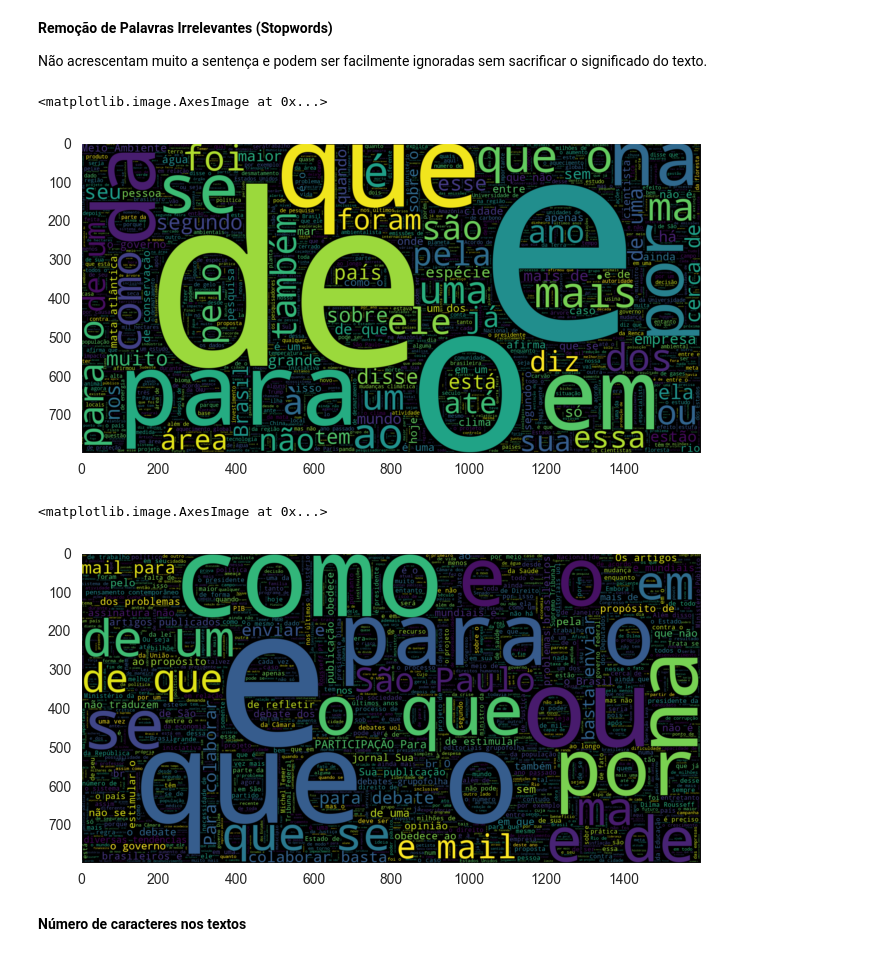
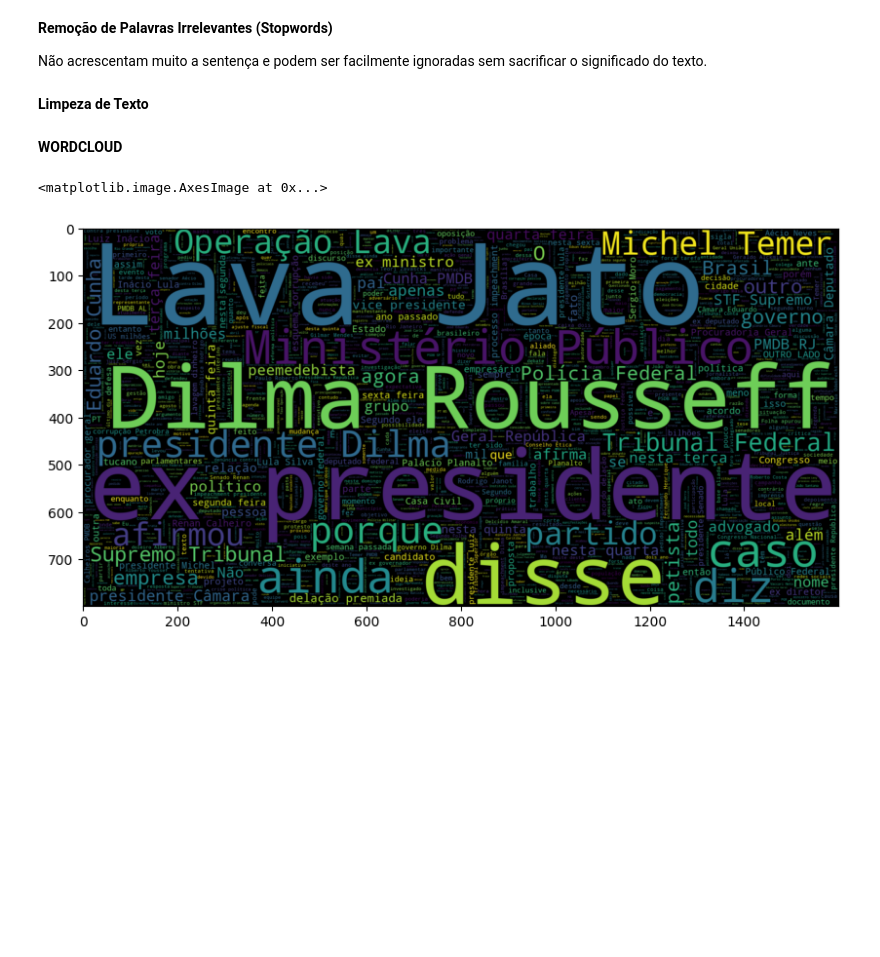
Before and after one commit to fcl2002/machine-learning, a Jupyter notebook: Atividade02/Etapa2.ipynb, the cells around one changed output. Drawn from its saved outputs; the diff is of its cells as text; code cells hidden in the pictures; blank space fills up the shorter version.

```diff
--- a/Atividade02/Etapa2.ipynb
+++ b/Atividade02/Etapa2.ipynb
@@ -14,8 +3,8 @@ from keras.layers import Dense,Embedding,LSTM,Dropout,Bidirectional,GRU
 # %%
-import numpy
+import numpy as np
 import pandas as pd
 
-df = pd.read_csv("Dataframe/articles.csv")
+df = pd.read_csv("dataset/articles.csv")
 print('linhas, colunas):', df.shape)
 
 df.head()
@@ -43,8 +32,3 @@ df.head()
 | 2 | Três reportagens da Folha ganham ... | Três reportagens da Folha foram v... | poder |
 | 3 | Filme 'Star Wars: Os Últimos Jedi... | A Disney divulgou na noite desta ... | ilustrada |
 | 4 | CBSS inicia acordos com fintechs ... | O CBSS, banco da holding Elopar d... | mercado |
-# %%
-import seaborn as sns
-
-sns.set_style("dark")
-sns.countplot(df.category)
@@ -72,6 +53,8 @@ ombudsman                           3
 bichos                              1
 Name: count, dtype: int64
 # %%
+df = df[df['category'].isin(list(df['category'].value_counts()[:7].index))]
+
 df['category'] = df['category'].replace('guia-de-livros-discos-filmes', 'guia-de-livros-filmes-discos')
 alvo, valores = pd.factorize(df['category'], sort=True)
 df['target'] = alvo
@@ -122,21 +104,45 @@ Não acrescentam muito a sentença e podem ser facilmente ignoradas sem sacrific
 stop = set(stopwords.words('portuguese'))
 punctuation = list(string.punctuation)
 stop.update(punctuation)
+# %% [markdown]
+**Limpeza de Texto**
+# %%
+def strip_html(text):
+    soup = BeautifulSoup(text, "html.parser")
+    return soup.get_text()
+
+#Removing the square brackets
+def remove_between_square_brackets(text):
+    return re.sub('', '', text)
+
+# Removing URL's
+def remove_between_square_brackets(text):
+    return re.sub(r'http\S+', '', text)
+
+#Removing the stopwords from text
+def remove_stopwords(text):
+    final_text = []
+    for i in text.split():
+        if i.strip().lower() not in stop:
+            final_text.append(i.strip())
+    return " ".join(final_text)
+
+#Removing the noisy text
+def denoise_text(text):
+    #text = strip_html(text)
+    text = remove_between_square_brackets(text)
+    text = remove_stopwords(text)
+    return text
+
+#Apply function on review column
+df['text']=df['text'].apply(denoise_text)
+# %% [markdown]
+**WORDCLOUD**
 # %%
 # criação de uma nuvem de palavras para textos da categoria 'ambiente'
-plt.figure(figsize = (8, 8)) # Text that is Not Sarcastic
-wc = WordCloud(max_words=2000 , width=1600 , height=800).generate(" ".join(df[df.category == 'ambiente'].text))
+plt.figure(figsize = (10, 10)) # Text that is Not Sarcastic
+wc = WordCloud(max_words=2000 , width=1600 , height=800).generate(" ".join(df[df.category == 'poder'].text))
 plt.imshow(wc , interpolation = 'bilinear')
 # %% [output]
 <matplotlib.image.AxesImage at 0x...>
-[figure, old version]
+[figure, new version]
-# %%
-# criação de uma nuvem de palavras para textos da categoria 'poder'
-plt.figure(figsize = (8, 8)) # Text that is Not Sarcastic
-wc = WordCloud(max_words=2000 , width=1600 , height=800).generate(" ".join(df[df.category == 'opiniao'].text))
-plt.imshow(wc , interpolation = 'bilinear')
-# %% [output]
-<matplotlib.image.AxesImage at 0x...>
-[figure, removed]
-# %% [markdown]
-**Número de caracteres nos textos**
```
Also changed, not shown: parts of 22 cells of this notebook, 2 other files.
